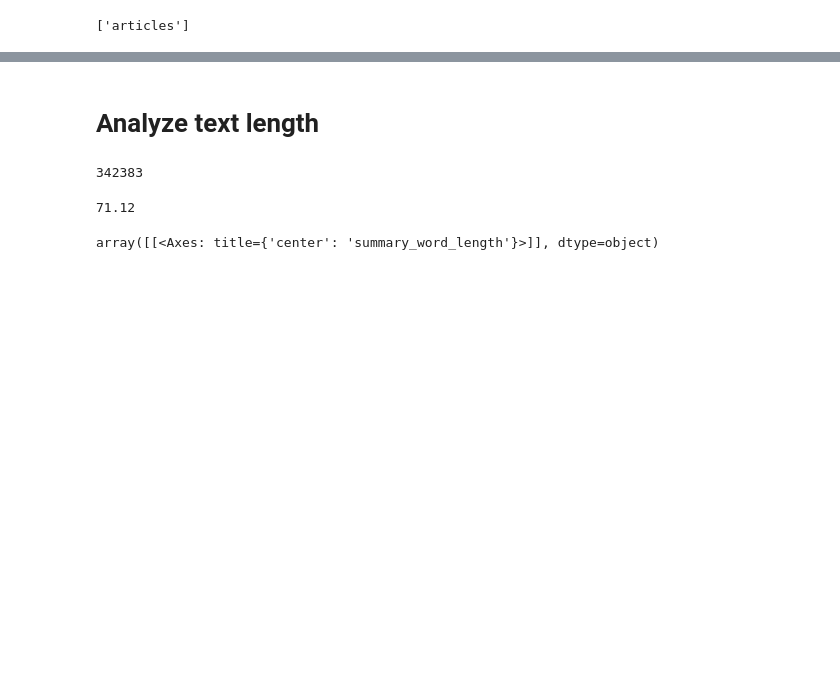
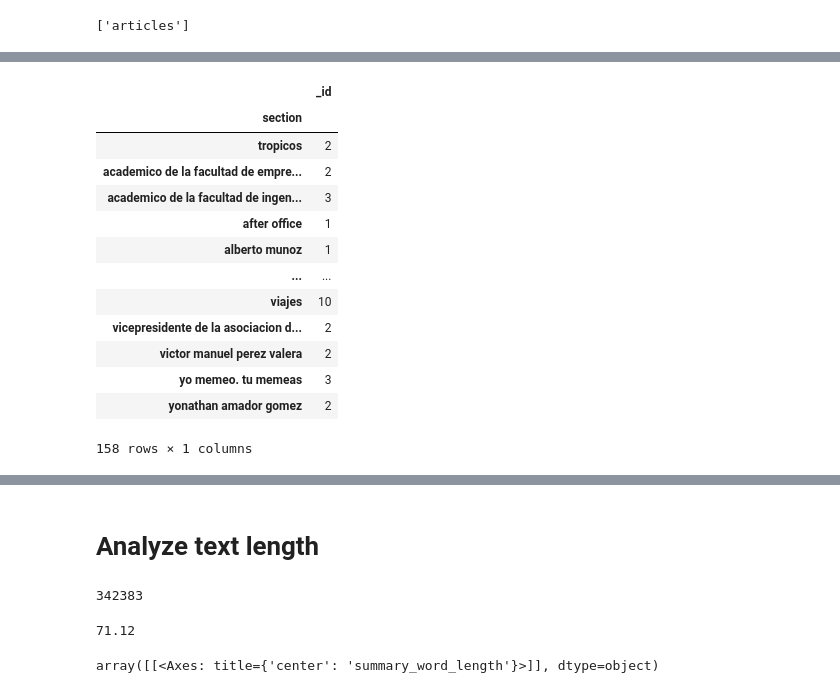
Before and after one commit to andreamarin/senate-publications-analysis, a Jupyter notebook: news_topic_classification.ipynb, the cells around one changed output, grey strips where cells are left out. Cells and saved outputs as stored; diff of their text form; code cells hidden in the pictures; blank space fills up the shorter version.

```diff
--- a/news_topic_classification.ipynb
+++ b/news_topic_classification.ipynb
@@ -208 +209,18 @@ articles_df.isna().sum()
 dtype: int64
+# %%
+articles_df.groupby("section").agg({"_id": "count"})
+# %% [output]
+|  | _id |
+| section |  |
+| tropicos | 2 |
+| academico de la facultad de empre... | 2 |
+| academico de la facultad de ingen... | 3 |
+| after office | 1 |
+| alberto munoz | 1 |
+| ... | ... |
+| viajes | 10 |
+| vicepresidente de la asociacion d... | 2 |
+| victor manuel perez valera | 2 |
+| yo memeo. tu memeas | 3 |
+| yonathan amador gomez | 2 |
+158 rows × 1 columns
```
Also changed, not shown: parts of 19 cells of this notebook.
